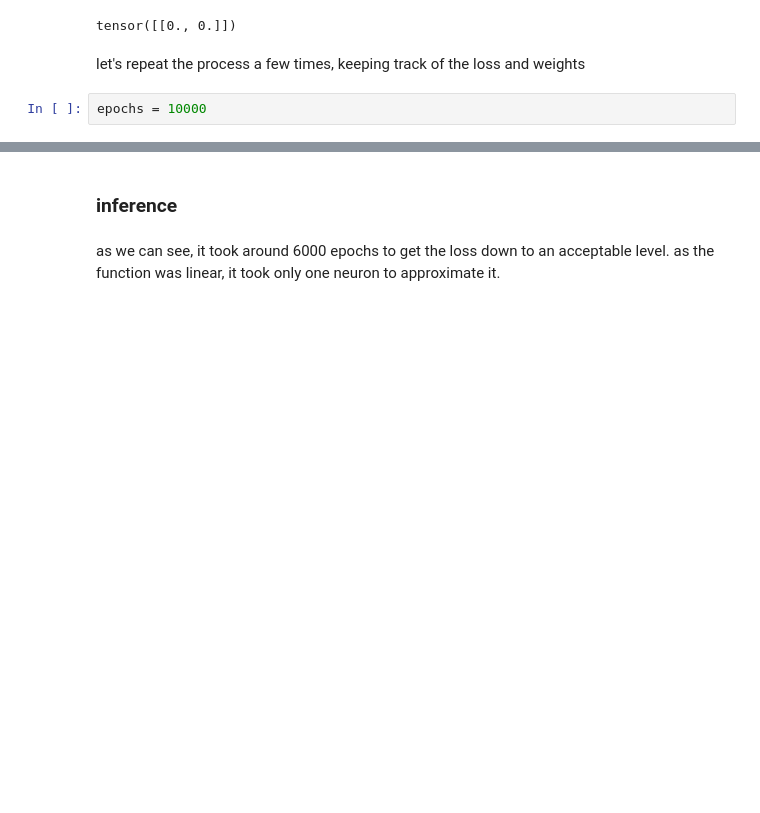
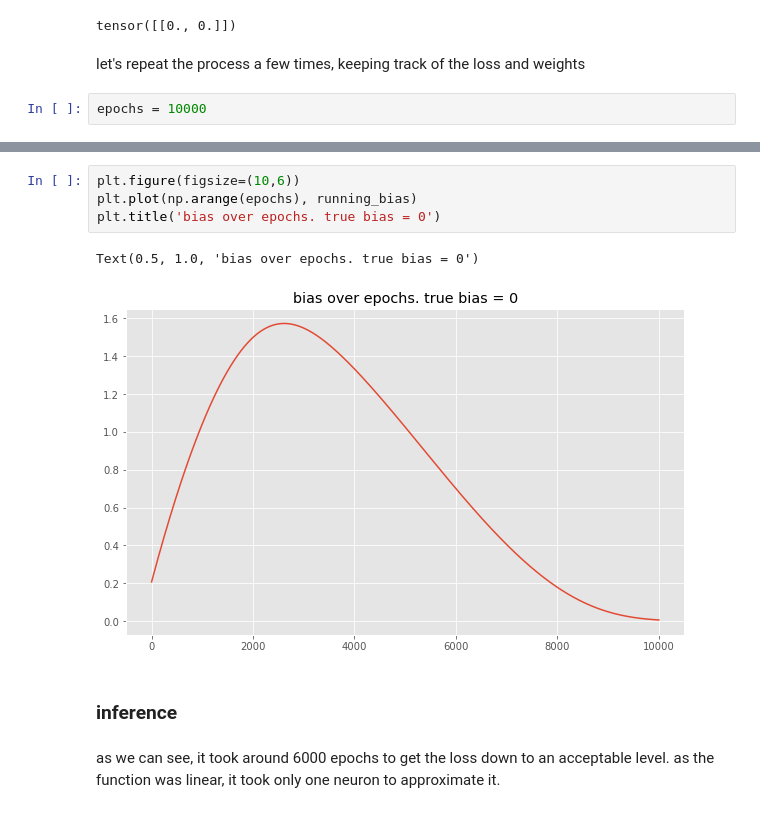
Before and after one commit to atmosinf/ml_practice, a Jupyter notebook: pytorch/notebooks/simple_nn_linear_1_single_neuron.ipynb, the cells around one changed output, grey strips where cells are left out. Drawn from its saved outputs; the diff is of its cells as text; blank space fills up the shorter version.

```diff
--- a/pytorch/notebooks/simple_nn_linear_1_single_neuron.ipynb
+++ b/pytorch/notebooks/simple_nn_linear_1_single_neuron.ipynb
@@ -362,3 +369,10 @@ Text(0.5, 1.0, 'w2 over epochs. true w2 = 3')
+# %%
+plt.figure(figsize=(10,6))
+plt.plot(np.arange(epochs), running_bias)
+plt.title('bias over epochs. true bias = 0')
+# %% [output]
+Text(0.5, 1.0, 'bias over epochs. true bias = 0')
+[figure, added]
 # %% [markdown]
 ### inference
 # %% [markdown]
```
Also changed, not shown: parts of 20 cells of this notebook.
